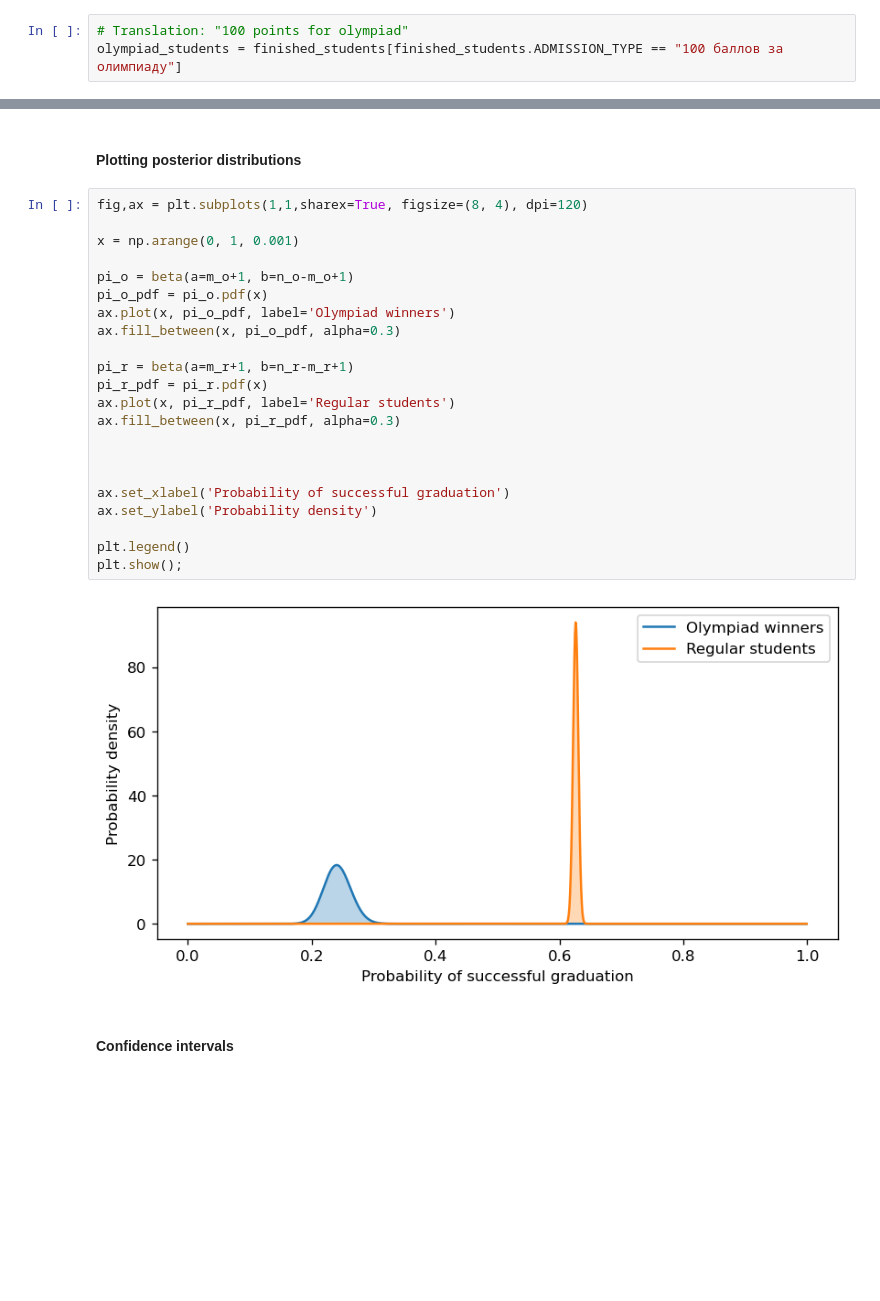
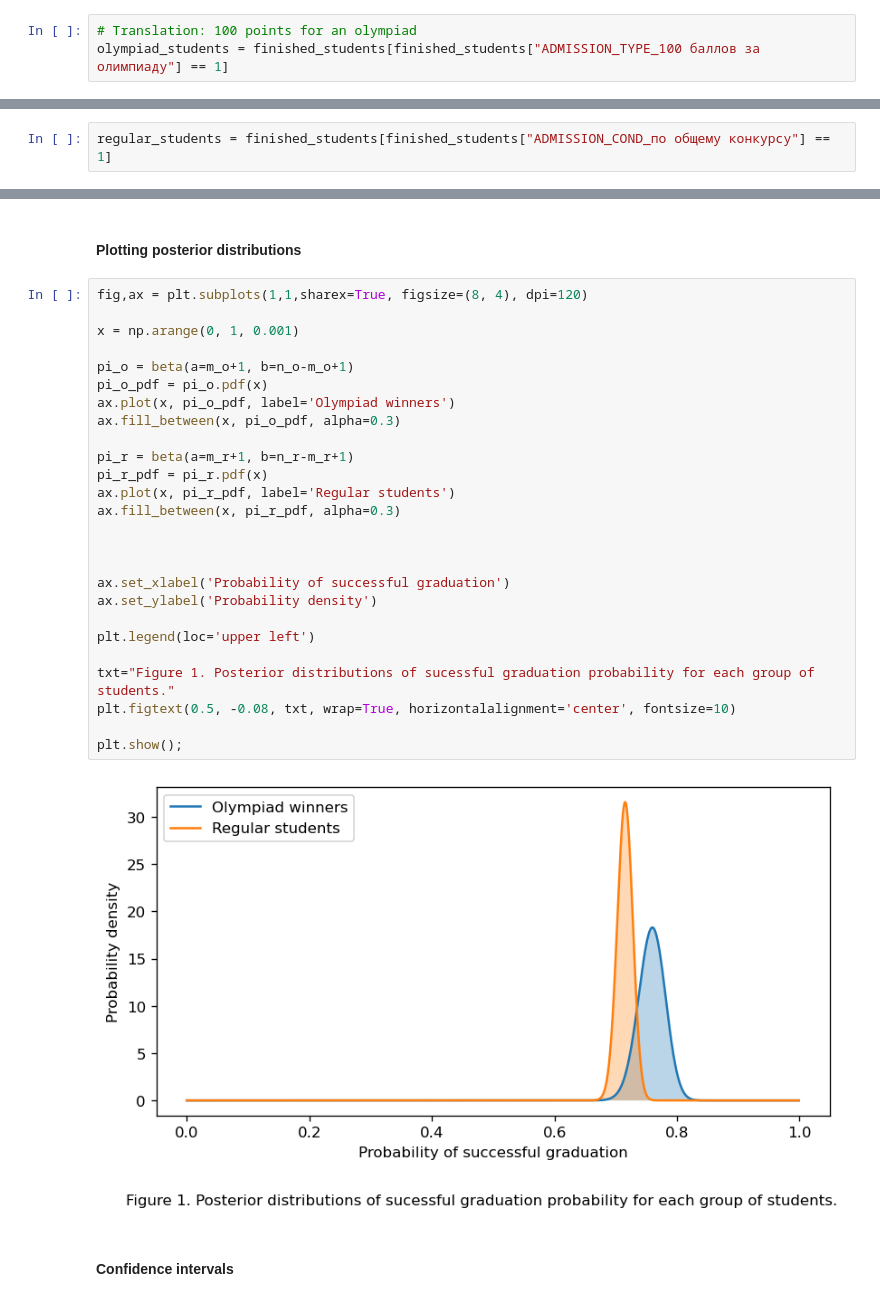
Before and after one commit to kortukov/learning_analytics, a Jupyter notebook: experiments/2_statistical_testing.ipynb, the cells around one changed output, grey strips where cells are left out. Saved outputs shown, nothing was run; the diff lists cells and outputs as text; blank space fills up the shorter version.

Commit message:
Finalize plots in statistical testing part

```diff
--- a/experiments/2_statistical_testing.ipynb
+++ b/experiments/2_statistical_testing.ipynb
@@ -130,5 +136,5 @@ finished_students.shape
 # %%
 # Find olympiad and regular subsets of all students who either graduated or dropped out
 # %%
-# Translation: "100 points for olympiad"
-olympiad_students = finished_students[finished_students.ADMISSION_TYPE == "100 баллов за олимпиаду"]
+# Translation: 100 points for an olympiad
+olympiad_students = finished_students[finished_students["ADMISSION_TYPE_100 баллов за олимпиаду"] == 1]
@@ -137,3 +141,5 @@ regular_students = finished_students[finished_students.ADMISSION_TYPE != "100 б
+# %%
+regular_students = finished_students[finished_students["ADMISSION_COND_по общему конкурсу"] == 1]
 # %%
 n_o = olympiad_students.shape[0]
 # Successfully graduated (not dropped out)
@@ -167,27 +173,31 @@ pi_hat_r
 # %%
 fig,ax = plt.subplots(1,1,sharex=True, figsize=(8, 4), dpi=120)
 
 x = np.arange(0, 1, 0.001)
 
 pi_o = beta(a=m_o+1, b=n_o-m_o+1)
 pi_o_pdf = pi_o.pdf(x)
 ax.plot(x, pi_o_pdf, label='Olympiad winners')
 ax.fill_between(x, pi_o_pdf, alpha=0.3)
 
 pi_r = beta(a=m_r+1, b=n_r-m_r+1)
 pi_r_pdf = pi_r.pdf(x)
 ax.plot(x, pi_r_pdf, label='Regular students')
 ax.fill_between(x, pi_r_pdf, alpha=0.3)
 
 
 
 ax.set_xlabel('Probability of successful graduation')
 ax.set_ylabel('Probability density')
 
-plt.legend()
+plt.legend(loc='upper left')
+
+txt="Figure 1. Posterior distributions of sucessful graduation probability for each group of students."
+plt.figtext(0.5, -0.08, txt, wrap=True, horizontalalignment='center', fontsize=10)
+
 plt.show();
 # %% [output]
-[figure, old version]
+[figure, new version]
 # %% [markdown]
 #### Confidence intervals
 # %%
```
Also changed, not shown: parts of 15 cells of this notebook, 1 other file.
